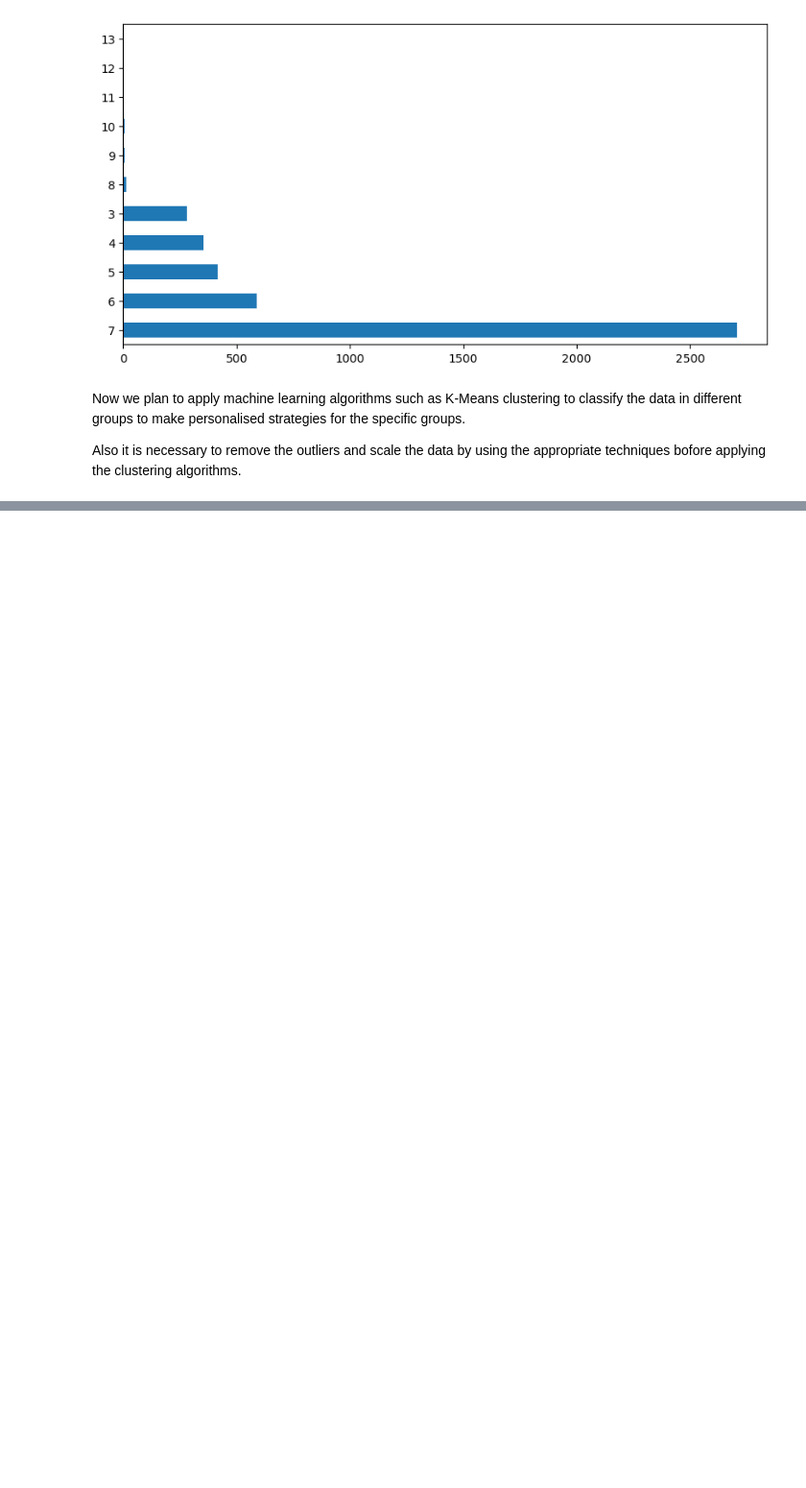
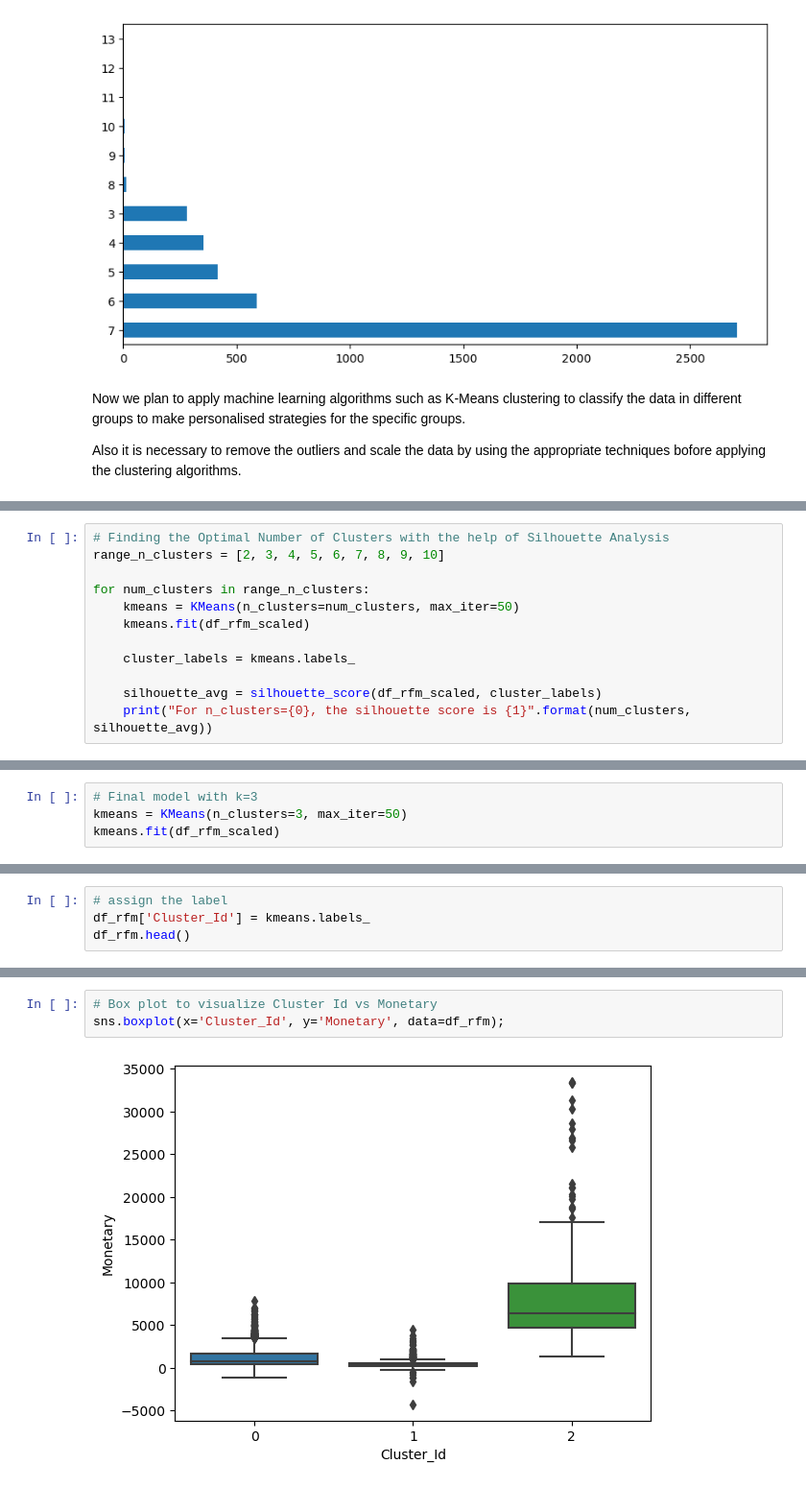
Before and after one commit to Albert-Sharma/Seminar_Project-2023-, a Jupyter notebook: Project Capston.ipynb, the cells around one changed output, grey strips where cells are left out. Shown: that part at 96% size. Cells and saved outputs as stored; diff of their text form; blank space fills up the shorter version.

```diff
--- a/Project Capston.ipynb
+++ b/Project Capston.ipynb
@@ -454,0 +563,12 @@ Also it is necessary to remove the outliers and scale the data by using the appr
+# %%
+# Finding the Optimal Number of Clusters with the help of Silhouette Analysis
+range_n_clusters = [2, 3, 4, 5, 6, 7, 8, 9, 10]
+
+for num_clusters in range_n_clusters:
+    kmeans = KMeans(n_clusters=num_clusters, max_iter=50)
+    kmeans.fit(df_rfm_scaled)
+
+    cluster_labels = kmeans.labels_
+
+    silhouette_avg = silhouette_score(df_rfm_scaled, cluster_labels)
+    print("For n_clusters={0}, the silhouette score is {1}".format(num_clusters, silhouette_avg))
@@ -454,0 +587,4 @@ Also it is necessary to remove the outliers and scale the data by using the appr
+# %%
+# Final model with k=3
+kmeans = KMeans(n_clusters=3, max_iter=50)
+kmeans.fit(df_rfm_scaled)
@@ -454,0 +595,4 @@ Also it is necessary to remove the outliers and scale the data by using the appr
+# %%
+# assign the label
+df_rfm['Cluster_Id'] = kmeans.labels_
+df_rfm.head()
@@ -454,0 +606,5 @@ Also it is necessary to remove the outliers and scale the data by using the appr
+# %%
+# Box plot to visualize Cluster Id vs Monetary
+sns.boxplot(x='Cluster_Id', y='Monetary', data=df_rfm);
+# %% [output]
+[figure, added]
```
Also changed, not shown: parts of 22 cells of this notebook.
